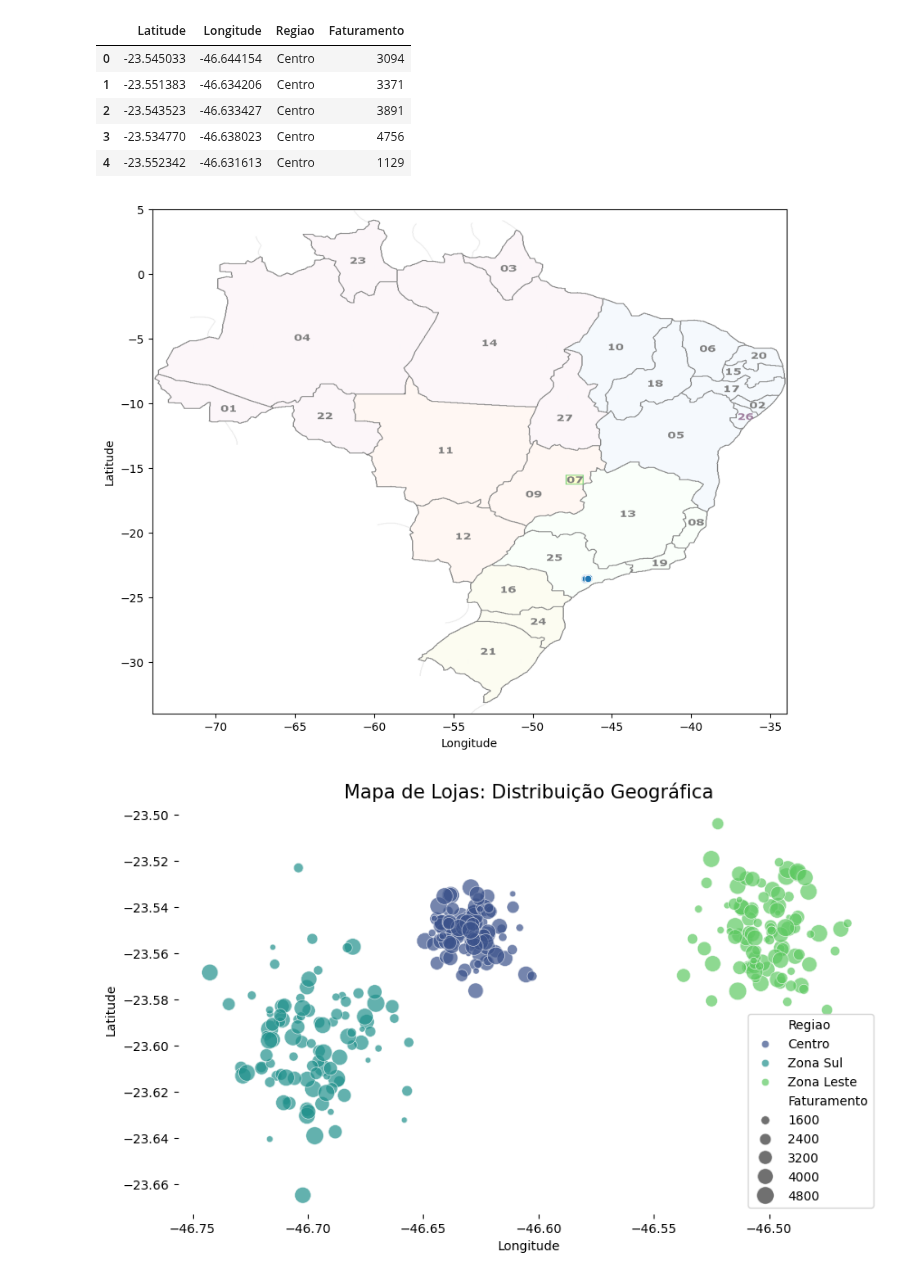
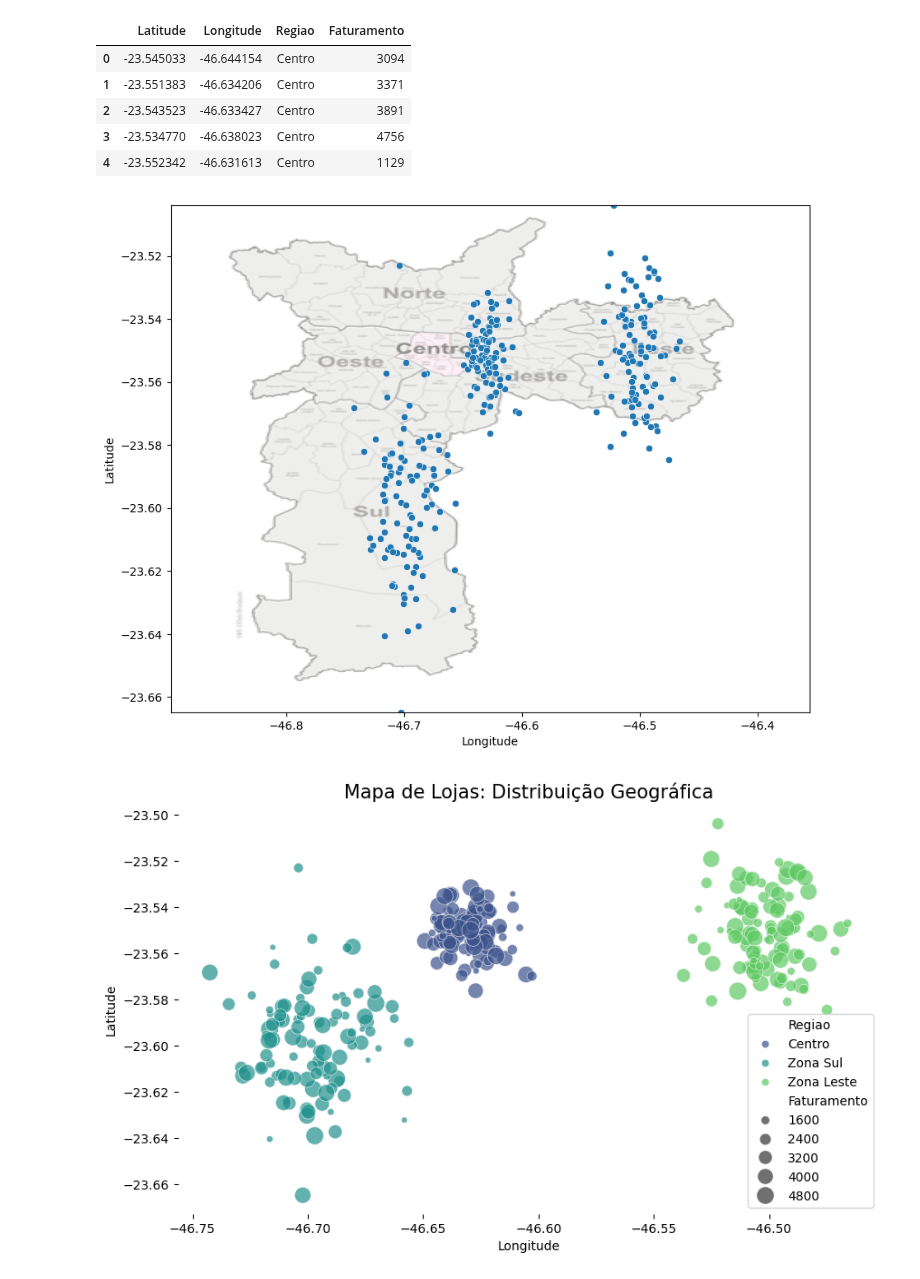
Before and after one commit to Alissonfelipe1234/trilha_dados_agibank, a Jupyter notebook: Modulo 3/geo.ipynb, the cells around one changed output. Cells and saved outputs as stored; diff of their text form; code cells hidden in the pictures.

```diff
--- a/Modulo 3/geo.ipynb
+++ b/Modulo 3/geo.ipynb
@@ -22,19 +22,24 @@ try:
 except FileNotFoundError:
     print("Imagem 'mapa_brasil.png' não encontrada")
     tem_imagem = False
+# %%
+mapa_sp = mpimg.imread('sp.png')
 # %%
 fig, ax = plt.subplots(figsize=(10, 8))
 
 # O Mapa nada mais é que Longitude (X) vs Latitude (Y)
 sns.scatterplot(data=df_geo,
                 x='Longitude',
                 y='Latitude',
                 ax=ax)
 
+sp_extent = [-46.8979144862, -46.35593960713293, -23.664825346801383, -23.503816787873173] # [x_min, x_max, y_min, y_max]
+if tem_imagem:
+    ax.imshow(mapa_sp, extent=sp_extent, aspect='auto', alpha=0.5)
 
 plt.show()
 # %% [output]
-[figure, old version]
+[figure, new version]
 # %%
 fig, ax = plt.subplots(figsize=(10, 8))
 
```
Also changed, not shown: parts of 3 cells of this notebook, 5 other files.
